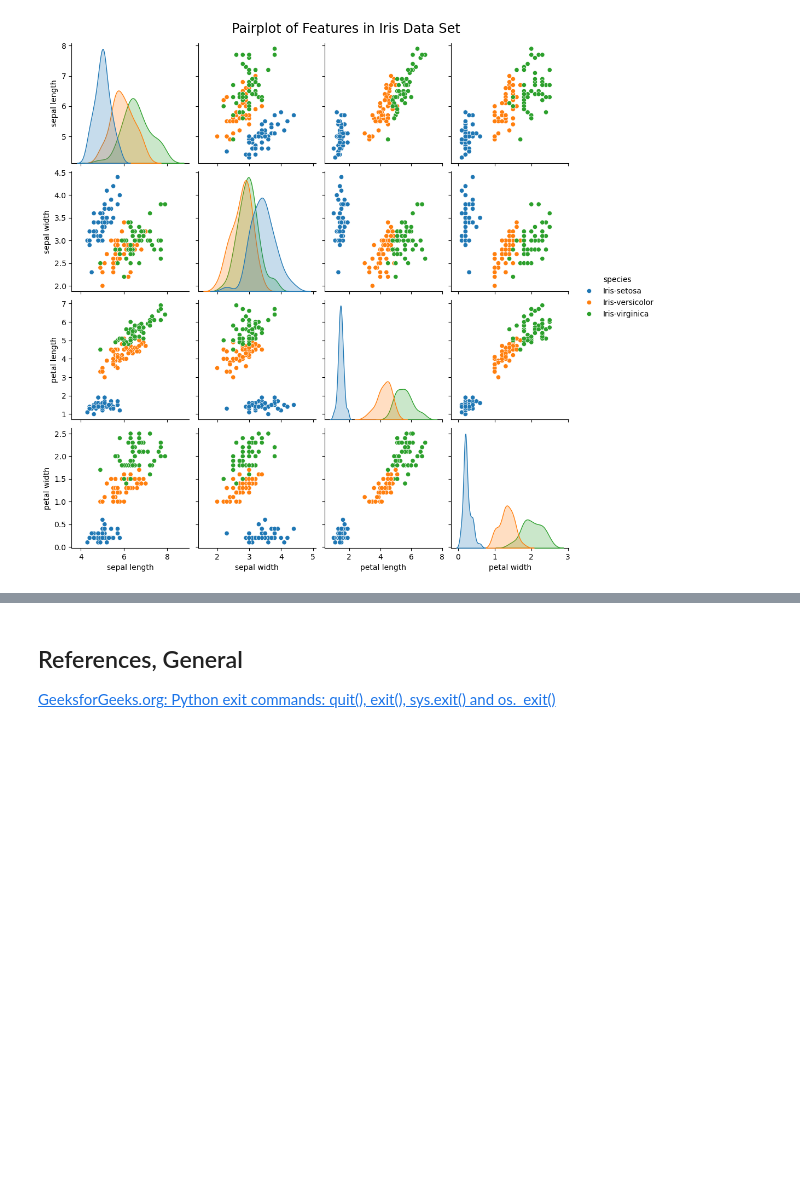
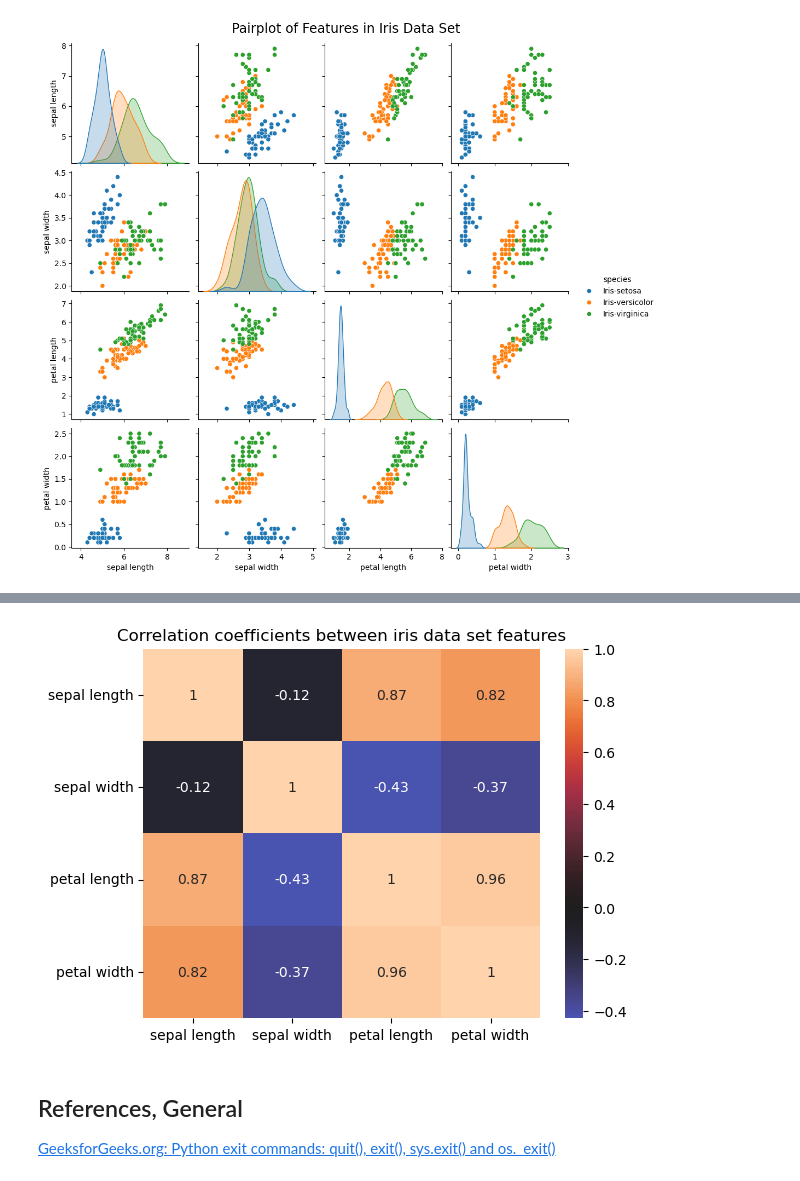
Before and after one commit to SuColl/pands-project, a Jupyter notebook: commentary.ipynb, the cells around one changed output, grey strips where cells are left out. Saved outputs shown, nothing was run; the diff lists cells and outputs as text; code cells hidden in the pictures; blank space fills up the shorter version.

Commit message:
feat: Add heatmap, correlation matrix

```diff
--- a/commentary.ipynb
+++ b/commentary.ipynb
@@ -338,3 +370,19 @@ plt.suptitle("Pairplot of Features in Iris Data Set", y=1.02, size='xx-large');
+# %%
+# Plotting the heatmap with Seaborn
+sns.heatmap(
+    iris.drop('species', axis=1).corr(),
+    center=0,
+    annot=True
+    )
+
+# This command stops the y-tic labels from being plotted at 90º,
+# which is the default if they are short enough not to clash
+plt.yticks(rotation=0)
+
+# add plot title
+plt.title("Correlation coefficients between iris data set features");
+# %% [output]
+[figure, added]
 # %% [markdown]
 ## References, General
 [GeeksforGeeks.org: Python exit commands: quit(), exit(), sys.exit() and os._exit()](https://www.geeksforgeeks.org/python-exit-commands-quit-exit-sys-exit-and-os-_exit/)
```
Also changed, not shown: parts of 3 cells of this notebook, 4 other files.
